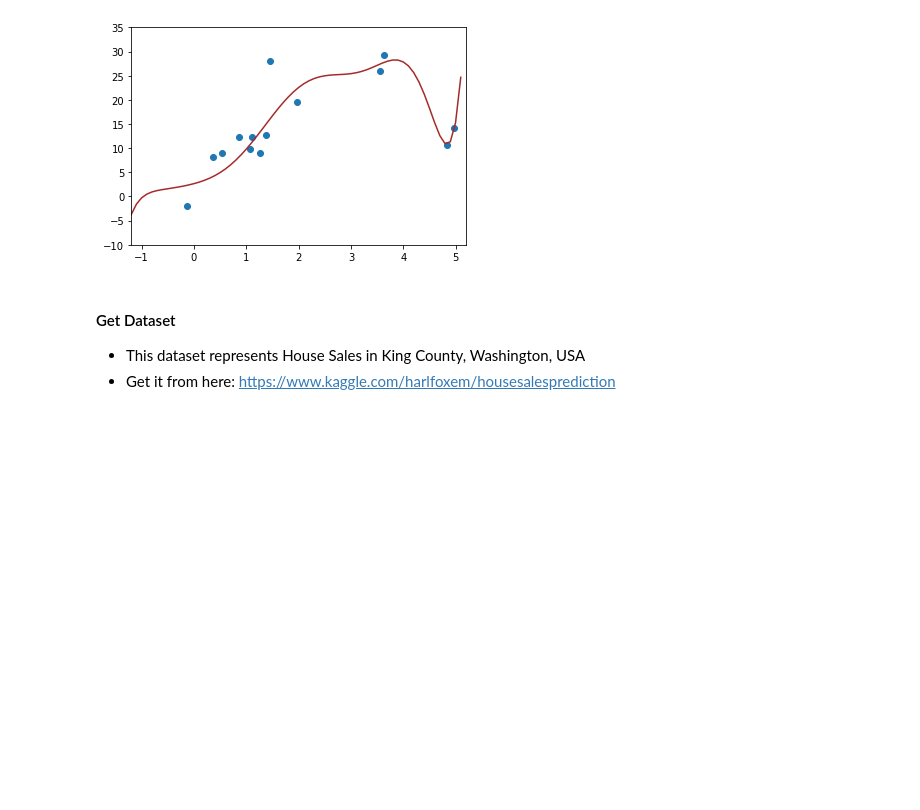
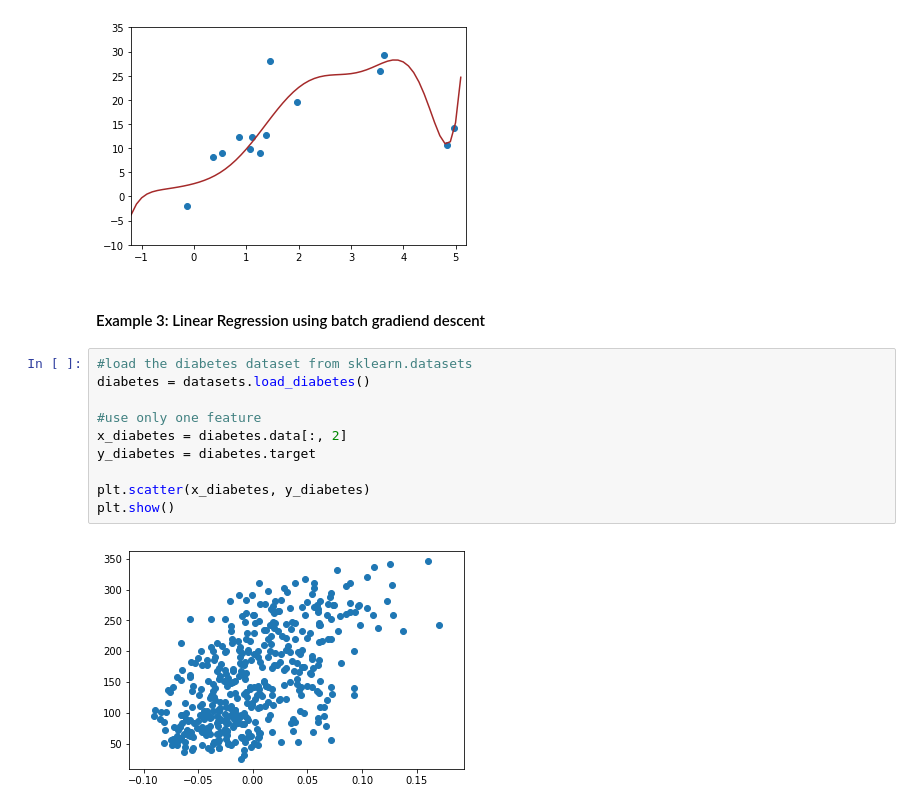
Before and after one commit to MohamedAbdelsalam9/CIE417, a Jupyter notebook: Tutorials/Lab2_Linear_Regression.ipynb, the cells around one changed output. Cells and saved outputs as stored; diff of their text form; blank space fills up the shorter version.

```diff
--- a/Tutorials/Lab2_Linear_Regression.ipynb
+++ b/Tutorials/Lab2_Linear_Regression.ipynb
@@ -132,7 +133,17 @@ plt.ylim(y_lim)
 plt.show()
 # %% [output]
 [figure]
-# %% [markdown]
-#### Get Dataset
-* This dataset represents House Sales in King County, Washington, USA
-* Get it from here: https://www.kaggle.com/harlfoxem/housesalesprediction
+# %% [markdown]
+#### Example 3: Linear Regression using batch gradiend descent
+# %%
+#load the diabetes dataset from sklearn.datasets
+diabetes = datasets.load_diabetes()
+
+#use only one feature
+x_diabetes = diabetes.data[:, 2]
+y_diabetes = diabetes.target
+
+plt.scatter(x_diabetes, y_diabetes)
+plt.show()
+# %% [output]
+[figure, added]
```
Also changed, not shown: parts of 9 cells of this notebook.
